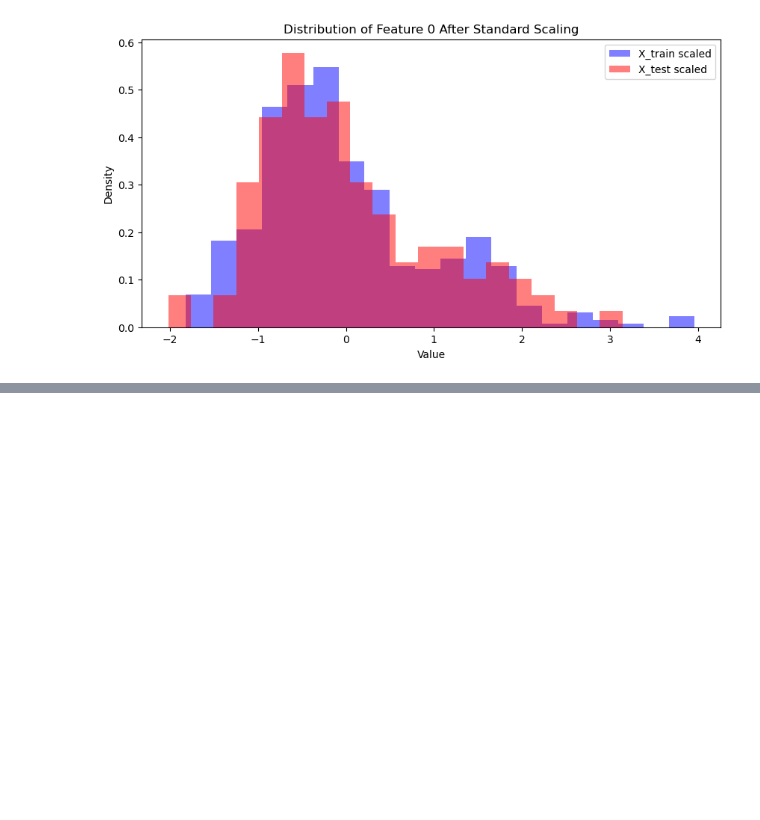
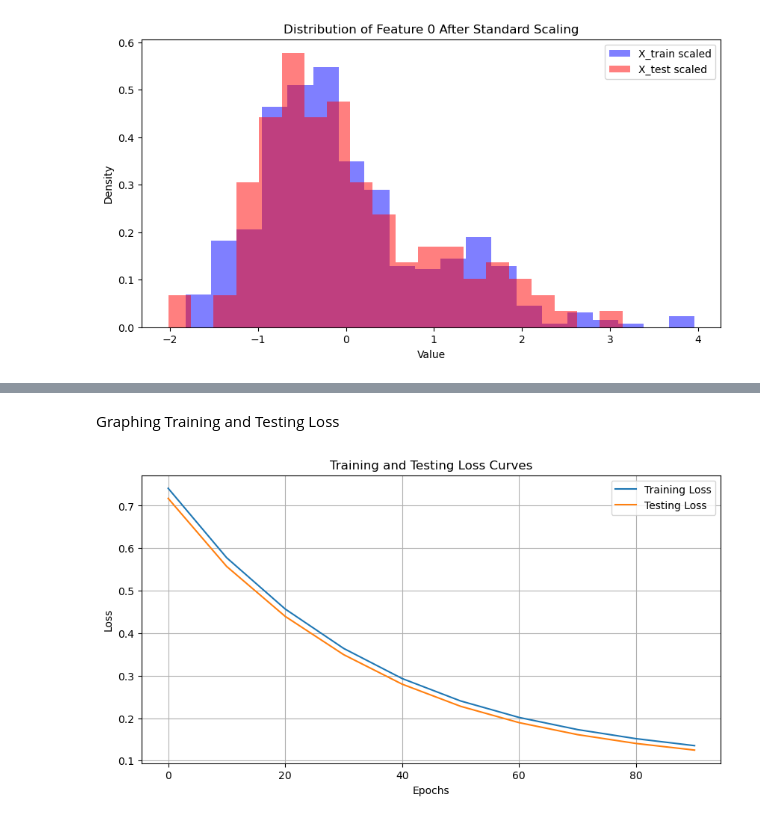
Before and after one commit to virvihuta/healthcare, a Jupyter notebook: breast_cancer.ipynb, the cells around one changed output, grey strips where cells are left out. Cells and saved outputs as stored; diff of their text form; code cells hidden in the pictures; blank space fills up the shorter version.

```diff
--- a/breast_cancer.ipynb
+++ b/breast_cancer.ipynb
@@ -120,0 +158,3 @@ y_test = torch.tensor(y_test, dtype=torch.float32).to(device)
+# %%
+optimizer = optim.Adam(model.parameters(), lr=lr)
+optimizer
@@ -120,0 +177,27 @@ y_test = torch.tensor(y_test, dtype=torch.float32).to(device)
+# %%
+epoch_count, loss_values, test_loss_values, accuracy_values = [], [], [], []
+
+for epoch in range(epochs):
+    model.train()
+    y_preds = model(X_train)
+    loss = criterion(y_preds, y_train.view(-1,1))
+
+    optimizer.zero_grad()
+    loss.backward()
+    optimizer.step()
+
+    model.eval()
+    with torch.inference_mode():
+        test_preds = model(X_test)
+        test_loss = criterion(test_preds, y_test.view(-1,1))
+
+        predicted = y_preds.round()
+        correct = (predicted == y_train.view(-1,1)).float().sum()
+        acc = correct / y_train.size(0)
+
+    if epoch % 10 == 0:
+        epoch_count.append(epoch)
+        loss_values.append(loss.item())
+        test_loss_values.append(test_loss.item())
+        accuracy_values.append(acc.item())
+        print(f"Epoch {epoch}: Loss={loss.item():.4f}, Test Loss={test_loss.item():.4f}, Accuracy={acc.item():.4f}")
@@ -120,0 +215,18 @@ y_test = torch.tensor(y_test, dtype=torch.float32).to(device)
+# %% [markdown]
+Graphing Training and Testing Loss
+# %%
+plt.figure(figsize=(10,5))
+
+train_loss = np.array(loss_values)
+test_loss = np.array(test_loss_values)
+
+plt.plot(epoch_count, train_loss, label='Training Loss')
+plt.plot(epoch_count, test_loss, label='Testing Loss')
+plt.title('Training and Testing Loss Curves')
+plt.xlabel('Epochs')
+plt.ylabel('Loss')
+plt.legend()
+plt.grid(True)
+plt.show()
+# %% [output]
+[figure, added]
```
Also changed, not shown: parts of 14 cells of this notebook.
